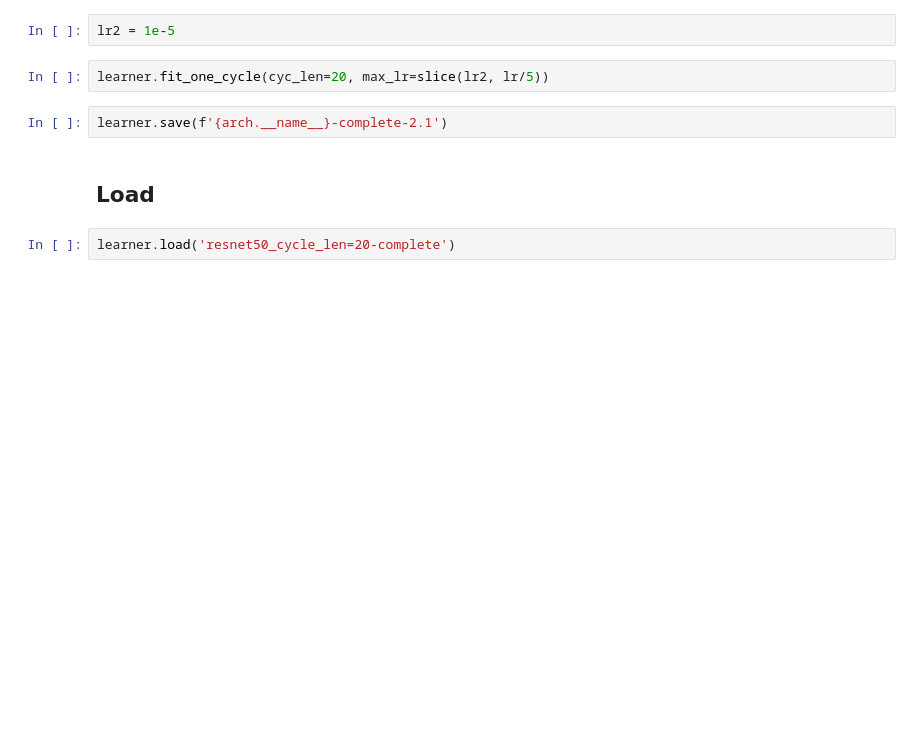
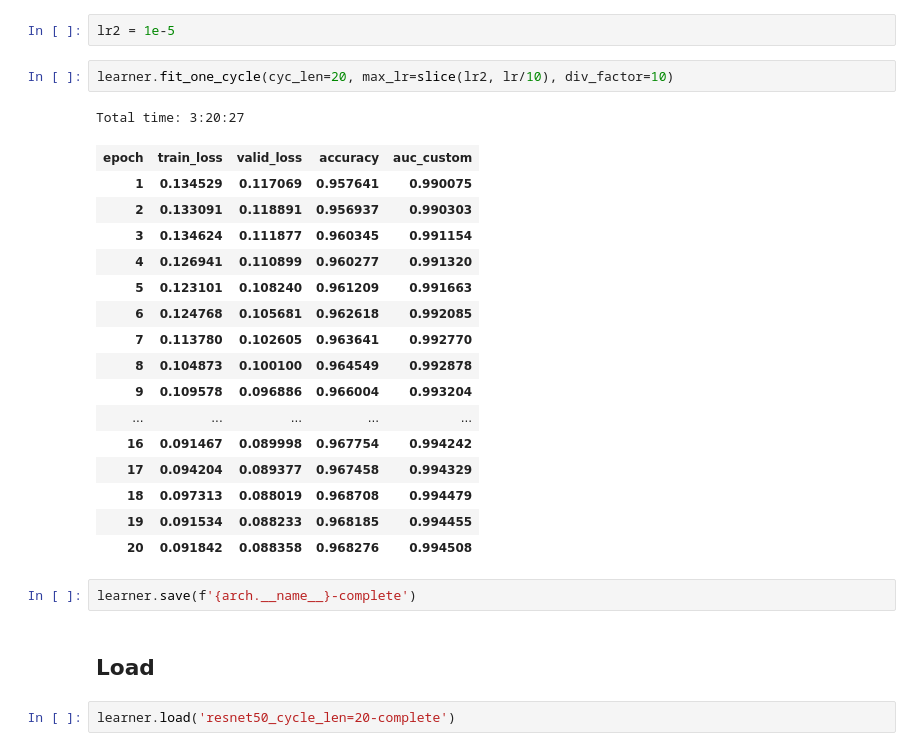
Before and after one commit to ChristophNeuner/Histopathologic-Cancer-Detection, a Jupyter notebook: hcd.ipynb, the cells around one changed output. Cells and saved outputs as stored; diff of their text form; blank space fills up the shorter version.

```diff
--- a/hcd.ipynb
+++ b/hcd.ipynb
@@ -262,9 +276,27 @@ learner.recorder.plot()
 # %%
 lr2 = 1e-5
 # %%
-learner.fit_one_cycle(cyc_len=20, max_lr=slice(lr2, lr/5))
+learner.fit_one_cycle(cyc_len=20, max_lr=slice(lr2, lr/10), div_factor=10)
+# %% [output]
+Total time: 3:20:27
+| epoch | train_loss | valid_loss | accuracy | auc_custom |
+| 1 | 0.134529 | 0.117069 | 0.957641 | 0.990075 |
+| 2 | 0.133091 | 0.118891 | 0.956937 | 0.990303 |
+| 3 | 0.134624 | 0.111877 | 0.960345 | 0.991154 |
+| 4 | 0.126941 | 0.110899 | 0.960277 | 0.991320 |
+| 5 | 0.123101 | 0.108240 | 0.961209 | 0.991663 |
+| 6 | 0.124768 | 0.105681 | 0.962618 | 0.992085 |
+| 7 | 0.113780 | 0.102605 | 0.963641 | 0.992770 |
+| 8 | 0.104873 | 0.100100 | 0.964549 | 0.992878 |
+| 9 | 0.109578 | 0.096886 | 0.966004 | 0.993204 |
+| ... | ... | ... | ... | ... |
+| 16 | 0.091467 | 0.089998 | 0.967754 | 0.994242 |
+| 17 | 0.094204 | 0.089377 | 0.967458 | 0.994329 |
+| 18 | 0.097313 | 0.088019 | 0.968708 | 0.994479 |
+| 19 | 0.091534 | 0.088233 | 0.968185 | 0.994455 |
+| 20 | 0.091842 | 0.088358 | 0.968276 | 0.994508 |
 # %%
-learner.save(f'{arch.__name__}-complete-2.1')
+learner.save(f'{arch.__name__}-complete')
 # %% [markdown]
 ## Load
 # %%
```
Also changed, not shown: parts of 26 cells of this notebook.
